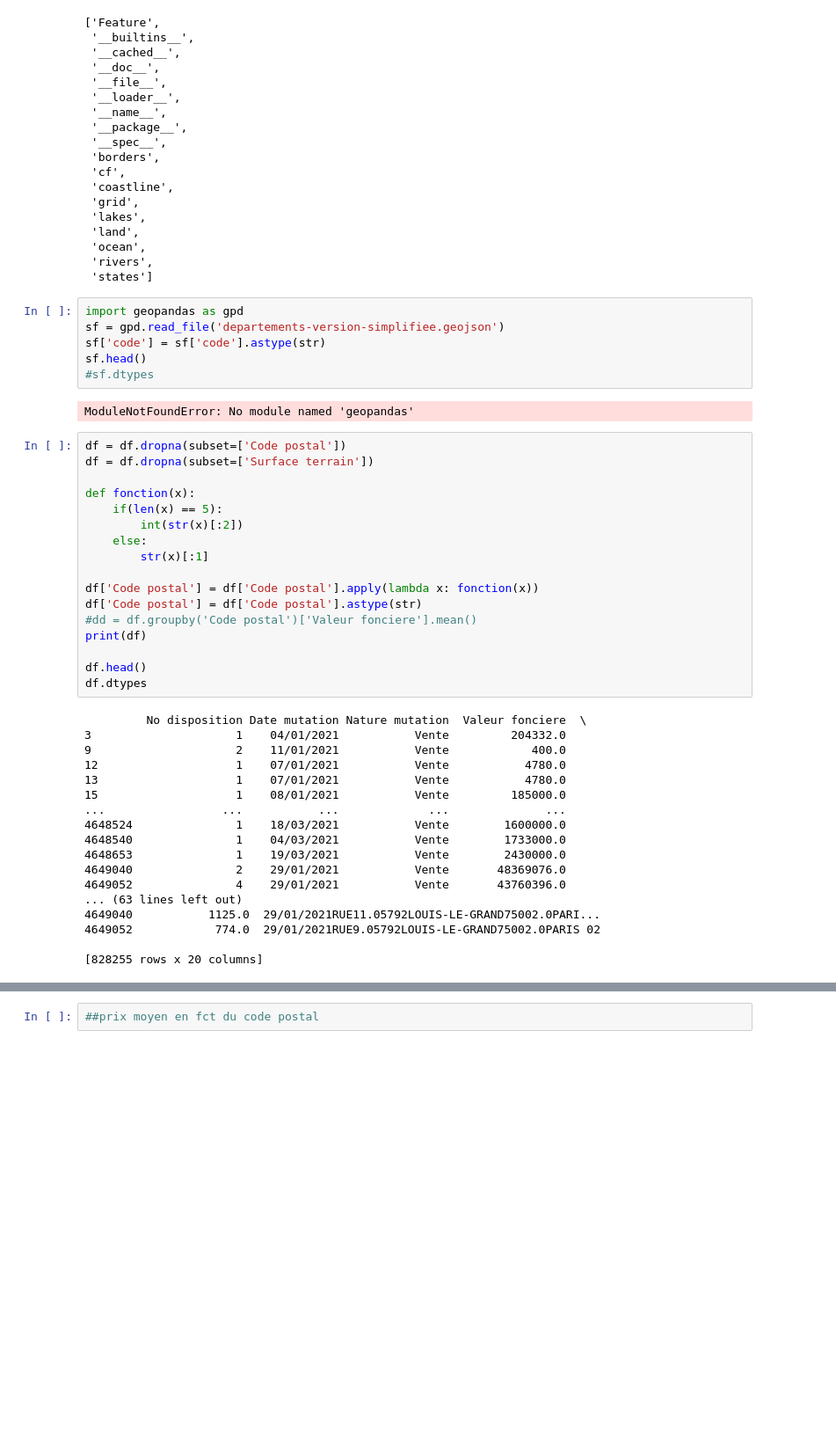
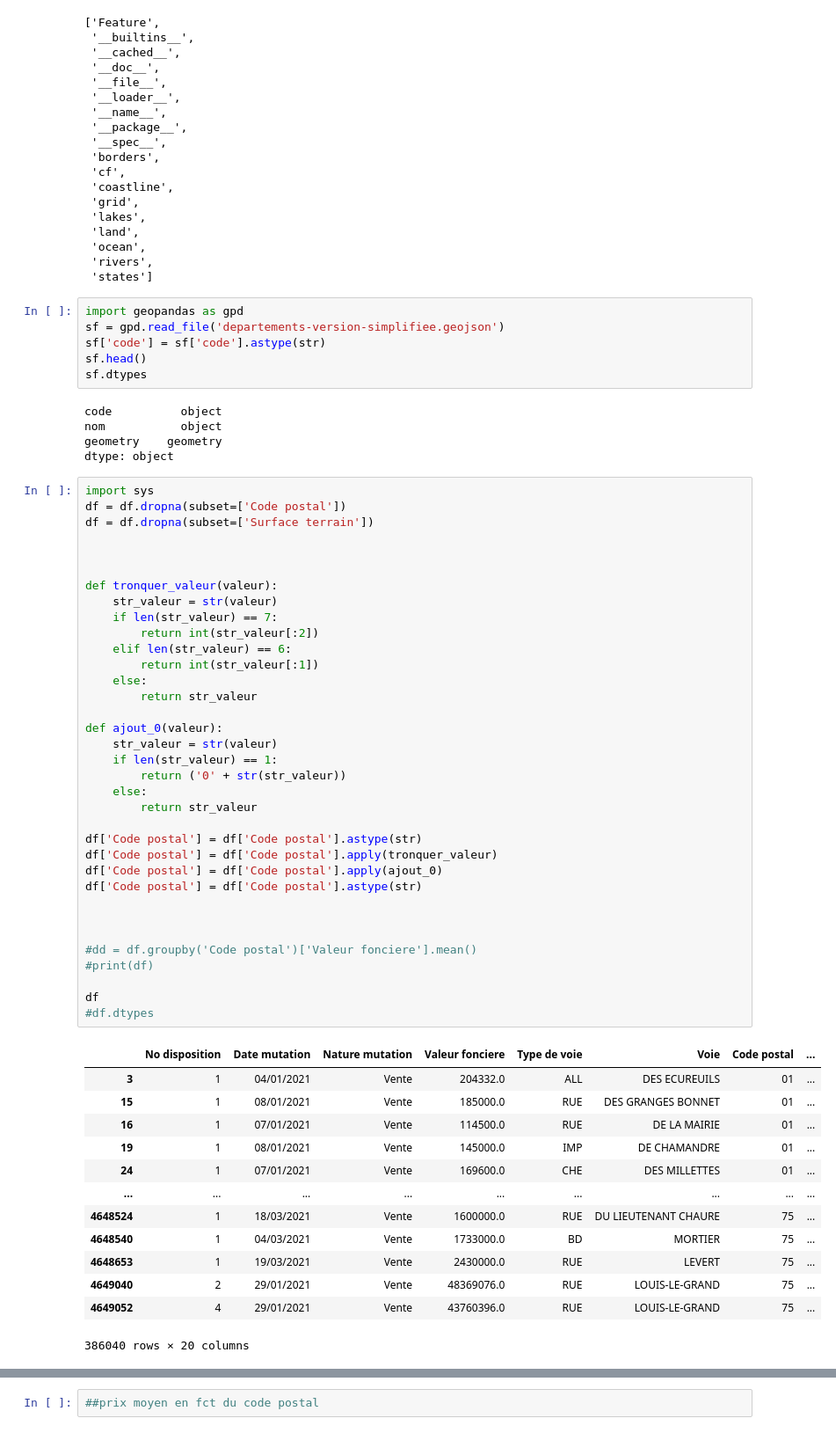
Before and after one commit to dounya-bourhani/ProjetPython, a Jupyter notebook: cartographie.ipynb, the cells around one changed output, grey strips where cells are left out. Shown: that part at 88% size. Cells and saved outputs as stored; diff of their text form; blank space fills up the shorter version.

```diff
--- a/cartographie.ipynb
+++ b/cartographie.ipynb
@@ -58,41 +67,58 @@ import geopandas as gpd
 sf = gpd.read_file('departements-version-simplifiee.geojson')
 sf['code'] = sf['code'].astype(str)
 sf.head()
-#sf.dtypes
+sf.dtypes
 # %% [output]
-ModuleNotFoundError: No module named 'geopandas'
+code          object
+nom           object
+geometry    geometry
+dtype: object
 # %%
+import sys
 df = df.dropna(subset=['Code postal'])
 df = df.dropna(subset=['Surface terrain'])
 
-def fonction(x):
-    if(len(x) == 5):
-        int(str(x)[:2])
+
+
+def tronquer_valeur(valeur):
+    str_valeur = str(valeur)
+    if len(str_valeur) == 7:
+        return int(str_valeur[:2])
+    elif len(str_valeur) == 6:
+        return int(str_valeur[:1])
     else:
-        str(x)[:1]
+        return str_valeur
 
-df['Code postal'] = df['Code postal'].apply(lambda x: fonction(x))
+def ajout_0(valeur):
+    str_valeur = str(valeur)
+    if len(str_valeur) == 1:
+        return ('0' + str(str_valeur))
+    else:
+        return str_valeur
+
 df['Code postal'] = df['Code postal'].astype(str)
+df['Code postal'] = df['Code postal'].apply(tronquer_valeur)
+df['Code postal'] = df['Code postal'].apply(ajout_0)
+df['Code postal'] = df['Code postal'].astype(str)
+
+
+
 #dd = df.groupby('Code postal')['Valeur fonciere'].mean()
-print(df)
+#print(df)
 
-df.head()
-df.dtypes
+df
+#df.dtypes
 # %% [output]
+|  | No disposition | Date mutation | Nature mutation | Valeur fonciere | Type de voie | Voie | Code postal | ... |
+| 3 | 1 | 04/01/2021 | Vente | 204332.0 | ALL | DES ECUREUILS | 01 | ... |
+| 15 | 1 | 08/01/2021 | Vente | 185000.0 | RUE | DES GRANGES BONNET | 01 | ... |
+| 16 | 1 | 07/01/2021 | Vente | 114500.0 | RUE | DE LA MAIRIE | 01 | ... |
+| 19 | 1 | 08/01/2021 | Vente | 145000.0 | IMP | DE CHAMANDRE | 01 | ... |
+| 24 | 1 | 07/01/2021 | Vente | 169600.0 | CHE | DES MILLETTES | 01 | ... |
+| ... | ... | ... | ... | ... | ... | ... | ... | ... |
+| 4648524 | 1 | 18/03/2021 | Vente | 1600000.0 | RUE | DU LIEUTENANT CHAURE | 75 | ... |
+| 4648540 | 1 | 04/03/2021 | Vente | 1733000.0 | BD | MORTIER | 75 | ... |
+| 4648653 | 1 | 19/03/2021 | Vente | 2430000.0 | RUE | LEVERT | 75 | ... |
+| 4649040 | 2 | 29/01/2021 | Vente | 48369076.0 | RUE | LOUIS-LE-GRAND | 75 | ... |
+| 4649052 | 4 | 29/01/2021 | Vente | 43760396.0 | RUE | LOUIS-LE-GRAND | 75 | ... |
-         No disposition Date mutation Nature mutation  Valeur fonciere  \
-3                     1    04/01/2021           Vente         204332.0
-9                     2    11/01/2021           Vente            400.0
-12                    1    07/01/2021           Vente           4780.0
-13                    1    07/01/2021           Vente           4780.0
-15                    1    08/01/2021           Vente         185000.0
-...                 ...           ...             ...              ...
-4648524               1    18/03/2021           Vente        1600000.0
-4648540               1    04/03/2021           Vente        1733000.0
-4648653               1    19/03/2021           Vente        2430000.0
-4649040               2    29/01/2021           Vente       48369076.0
-4649052               4    29/01/2021           Vente       43760396.0
-... (63 lines left out)
-4649040           1125.0  29/01/2021RUE11.05792LOUIS-LE-GRAND75002.0PARI...
-4649052            774.0  29/01/2021RUE9.05792LOUIS-LE-GRAND75002.0PARIS 02
-
-[828255 rows x 20 columns]
+386040 rows × 20 columns
```
Also changed, not shown: parts of 12 cells of this notebook.
